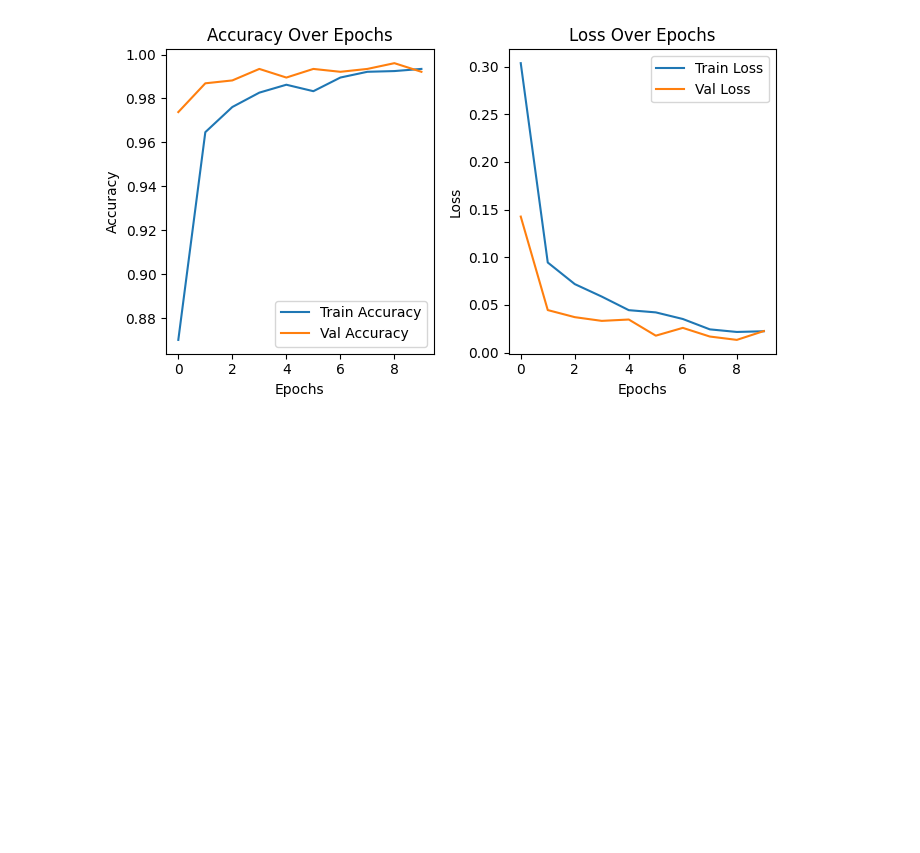
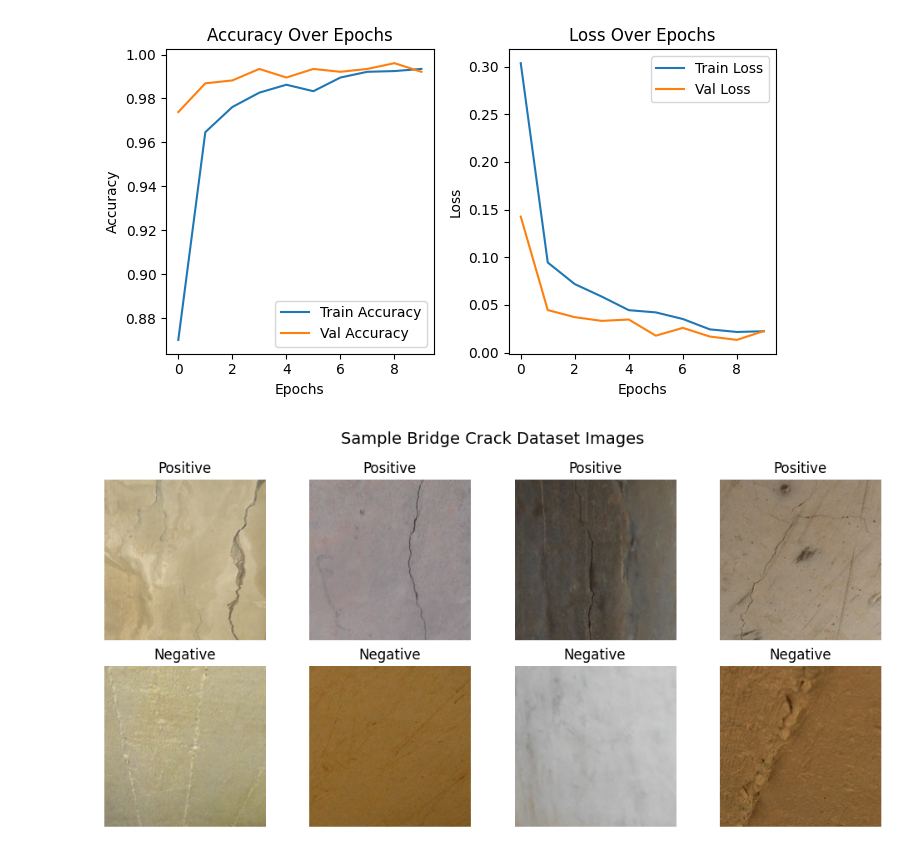
Before and after one commit to asheta66/CNN, a Jupyter notebook: Bridge_Cracks/Bridge_Cracks_EfficientNetB0_Model.ipynb, the cells around one changed output. Drawn from its saved outputs; the diff is of its cells as text; code cells hidden in the pictures; blank space fills up the shorter version.

```diff
--- a/Bridge_Cracks/Bridge_Cracks_EfficientNetB0_Model.ipynb
+++ b/Bridge_Cracks/Bridge_Cracks_EfficientNetB0_Model.ipynb
@@ -231,3 +231,44 @@ plt.savefig('accuracy_loss.png')
 plt.show()
 # %% [output]
 [figure]
+# %%
+import matplotlib.pyplot as plt
+import os
+import cv2
+import random
+
+# Paths for Positive and Negative subfolders
+positive_dir = os.path.join(dataset_dir, "Positive")
+negative_dir = os.path.join(dataset_dir, "Negative")
+
+# Pick 4 random samples from each class
+positive_samples = random.sample(os.listdir(positive_dir), 4)
+negative_samples = random.sample(os.listdir(negative_dir), 4)
+
+# Plot figure
+fig, axes = plt.subplots(2, 4, figsize=(10,5))
+
+# First row: Positive cracks
+for i, img_name in enumerate(positive_samples):
+    img_path = os.path.join(positive_dir, img_name)
+    img = cv2.imread(img_path)
+    img = cv2.cvtColor(img, cv2.COLOR_BGR2RGB)
+    axes[0, i].imshow(img)
+    axes[0, i].set_title("Positive")
+    axes[0, i].axis("off")
+
+# Second row: Negative (no cracks)
+for i, img_name in enumerate(negative_samples):
+    img_path = os.path.join(negative_dir, img_name)
+    img = cv2.imread(img_path)
+    img = cv2.cvtColor(img, cv2.COLOR_BGR2RGB)
+    axes[1, i].imshow(img)
+    axes[1, i].set_title("Negative")
+    axes[1, i].axis("off")
+
+plt.suptitle("Sample Bridge Crack Dataset Images", fontsize=14)
+plt.tight_layout()
+plt.savefig("sample_bridge_crack_images.png")
+plt.show()
+# %% [output]
+[figure, added]
```
